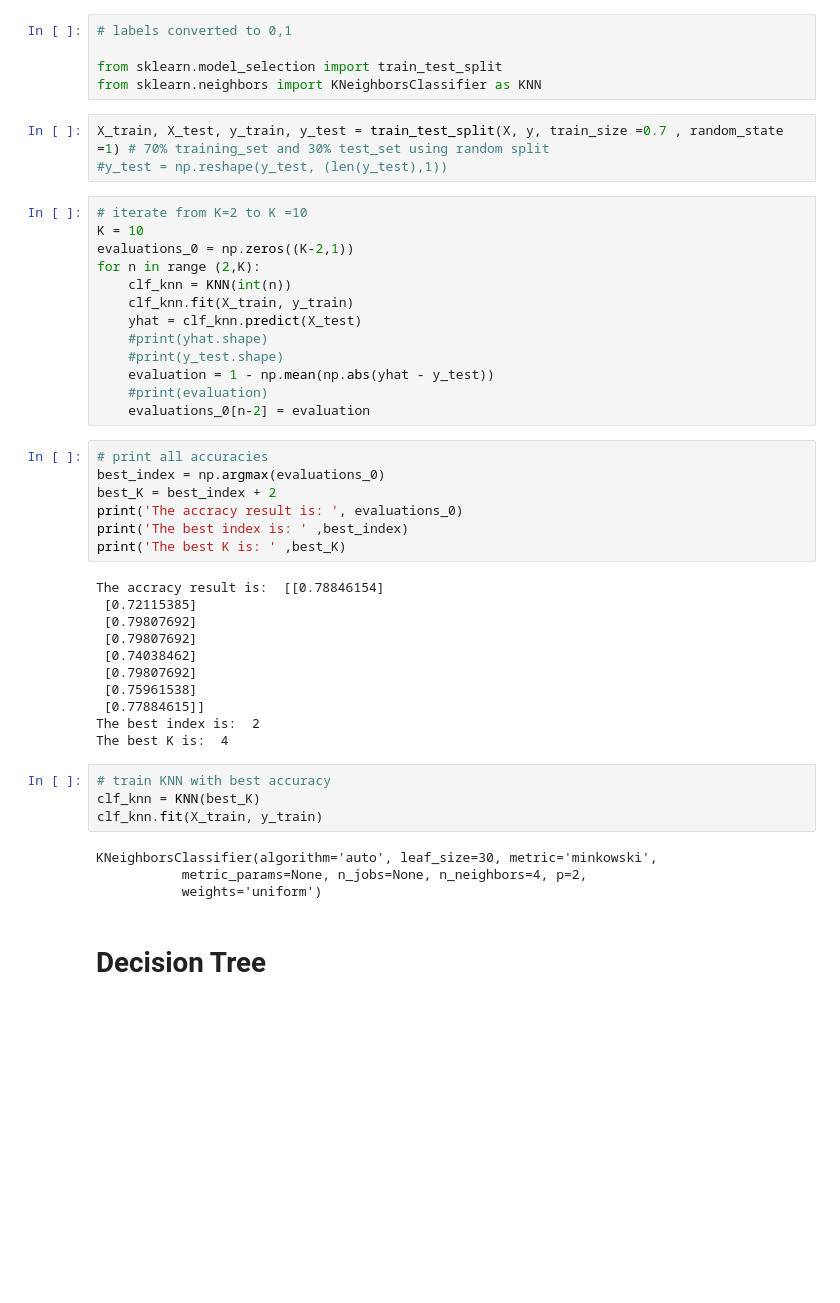
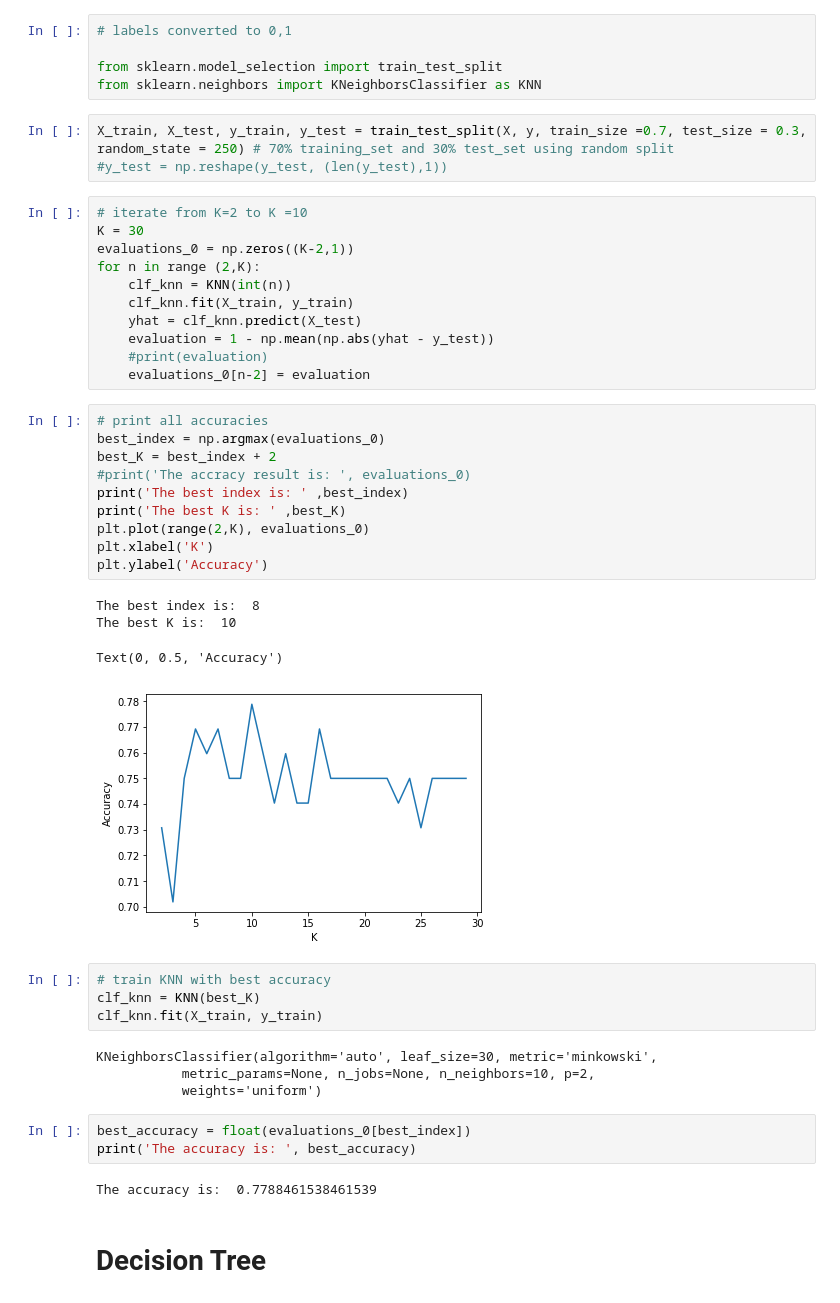
Before and after one commit to originaliang/Cousera_ML_Project, a Jupyter notebook: Capstone.ipynb, the cells around one changed output. Cells and saved outputs as stored; diff of their text form; blank space fills up the shorter version.

```diff
--- a/Capstone.ipynb
+++ b/Capstone.ipynb
@@ -307,47 +321,47 @@ Notice: You should find the best k to build the model with the best accuracy.
 from sklearn.model_selection import train_test_split
 from sklearn.neighbors import KNeighborsClassifier as KNN
 # %%
-X_train, X_test, y_train, y_test = train_test_split(X, y, train_size =0.7 , random_state =1) # 70% training_set and 30% test_set using random split
+X_train, X_test, y_train, y_test = train_test_split(X, y, train_size =0.7, test_size = 0.3, random_state = 250) # 70% training_set and 30% test_set using random split
 #y_test = np.reshape(y_test, (len(y_test),1))
 # %%
 # iterate from K=2 to K =10
-K = 10
+K = 30
 evaluations_0 = np.zeros((K-2,1))
 for n in range (2,K):
     clf_knn = KNN(int(n))
     clf_knn.fit(X_train, y_train)
     yhat = clf_knn.predict(X_test)
-    #print(yhat.shape)
-    #print(y_test.shape)
     evaluation = 1 - np.mean(np.abs(yhat - y_test))
     #print(evaluation)
     evaluations_0[n-2] = evaluation
 # %%
 # print all accuracies
 best_index = np.argmax(evaluations_0)
 best_K = best_index + 2
-print('The accracy result is: ', evaluations_0)
+#print('The accracy result is: ', evaluations_0)
 print('The best index is: ' ,best_index)
 print('The best K is: ' ,best_K)
+plt.plot(range(2,K), evaluations_0)
+plt.xlabel('K')
+plt.ylabel('Accuracy')
 # %% [output]
-The accracy result is:  [[0.78846154]
- [0.72115385]
- [0.79807692]
- [0.79807692]
- [0.74038462]
- [0.79807692]
- [0.75961538]
- [0.77884615]]
-The best index is:  2
-The best K is:  4
+The best index is:  8
+The best K is:  10
+Text(0, 0.5, 'Accuracy')
+[figure, added]
 # %%
 # train KNN with best accuracy
 clf_knn = KNN(best_K)
 clf_knn.fit(X_train, y_train)
 # %% [output]
 KNeighborsClassifier(algorithm='auto', leaf_size=30, metric='minkowski',
-           metric_params=None, n_jobs=None, n_neighbors=4, p=2,
+           metric_params=None, n_jobs=None, n_neighbors=10, p=2,
            weights='uniform')
+# %%
+best_accuracy = float(evaluations_0[best_index])
+print('The accuracy is: ', best_accuracy)
+# %% [output]
+The accuracy is:  0.7788461538461539
 # %% [markdown]
 # Decision Tree
 # %%
```
Also changed, not shown: parts of 14 cells of this notebook.
